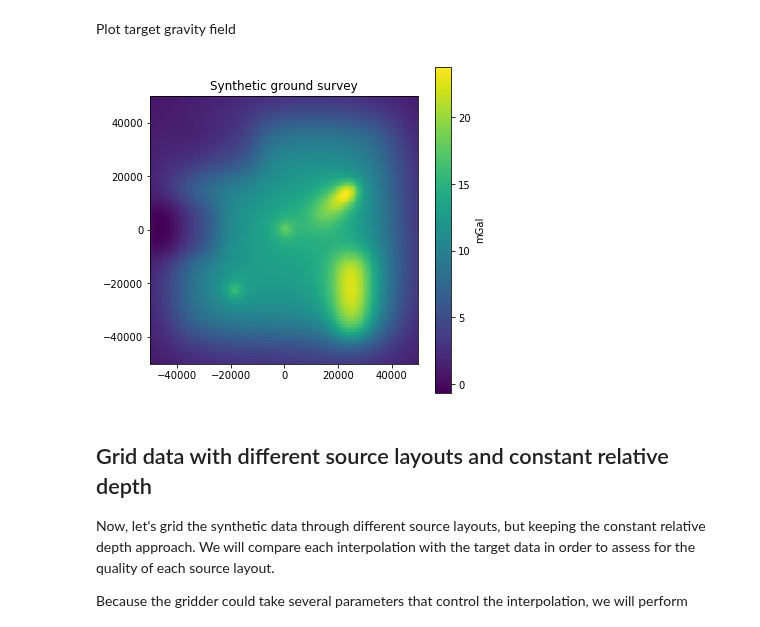
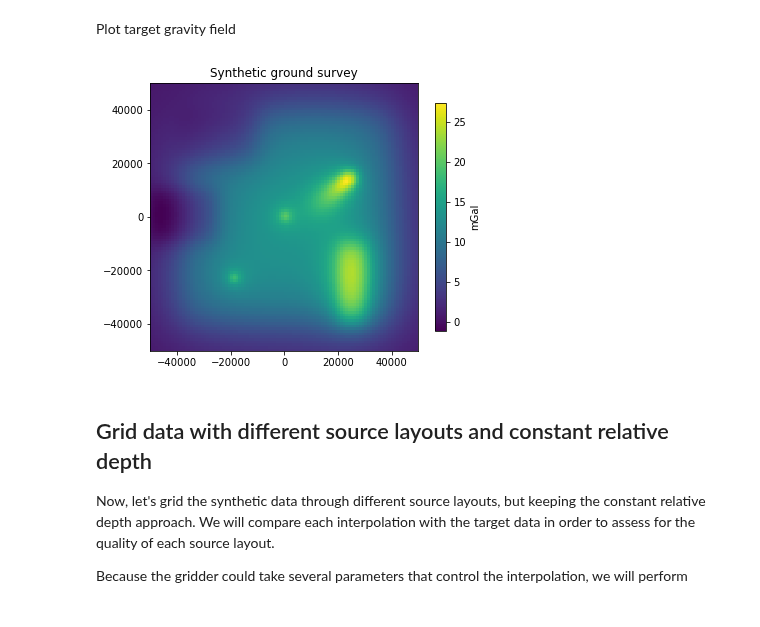
Before and after one commit to compgeolab/eql-gradient-boosted, a Jupyter notebook: notebooks/Gridding synthetic ground survey.ipynb, the cells around one changed output. Drawn from its saved outputs; the diff is of its cells as text; code cells hidden in the pictures.

Commit message:
Continue writing notebook
Add regular grid of source points and few improvements

```diff
--- a/notebooks/Gridding synthetic ground survey.ipynb
+++ b/notebooks/Gridding synthetic ground survey.ipynb
@@ -115,7 +115,17 @@ model_region = tuple(list(region) + [-10e3, 0])
 field = "g_z"
 field_units = "mGal"
 
+# Configure a standard deviation for simulating
+# meassurement gaussian errors (in mGal)
+# standard_deviation = 1
+
 # Define the spacing of the target regular grid
 # and its observation height
 grid_spacing = 1e3
-grid_elevation = 2200
+grid_elevation = 1500
+
+# Define set of interpolation parameters
+dampings = [None, 1e-4, 1e-3, 1e-2, 1e-1]
+relative_depths = [1e3, 5e3, 10e3]
+block_spacings = [0.25e3, 0.5e3, 1e3, 2e3, 3e3]
+source_grid_spacings = [2.2e3, 3e3, 4e3]
@@ -190,12 +217,12 @@ Plot target gravity field
 # %%
 fig, ax = plt.subplots(figsize=(6, 6))
 tmp = ax.pcolormesh(*grid[:2], target)
-plt.colorbar(tmp, ax=ax, label=field_units)
+plt.colorbar(tmp, ax=ax, shrink=0.7, label=field_units)
 ax.set_aspect("equal")
 ax.set_title("Synthetic ground survey")
 plt.show()
 # %% [output]
-[figure, old version]
+[figure, new version]
 # %% [markdown]
 ## Grid data with different source layouts and constant relative depth
 
```
Also changed, not shown: parts of 30 cells of this notebook.
